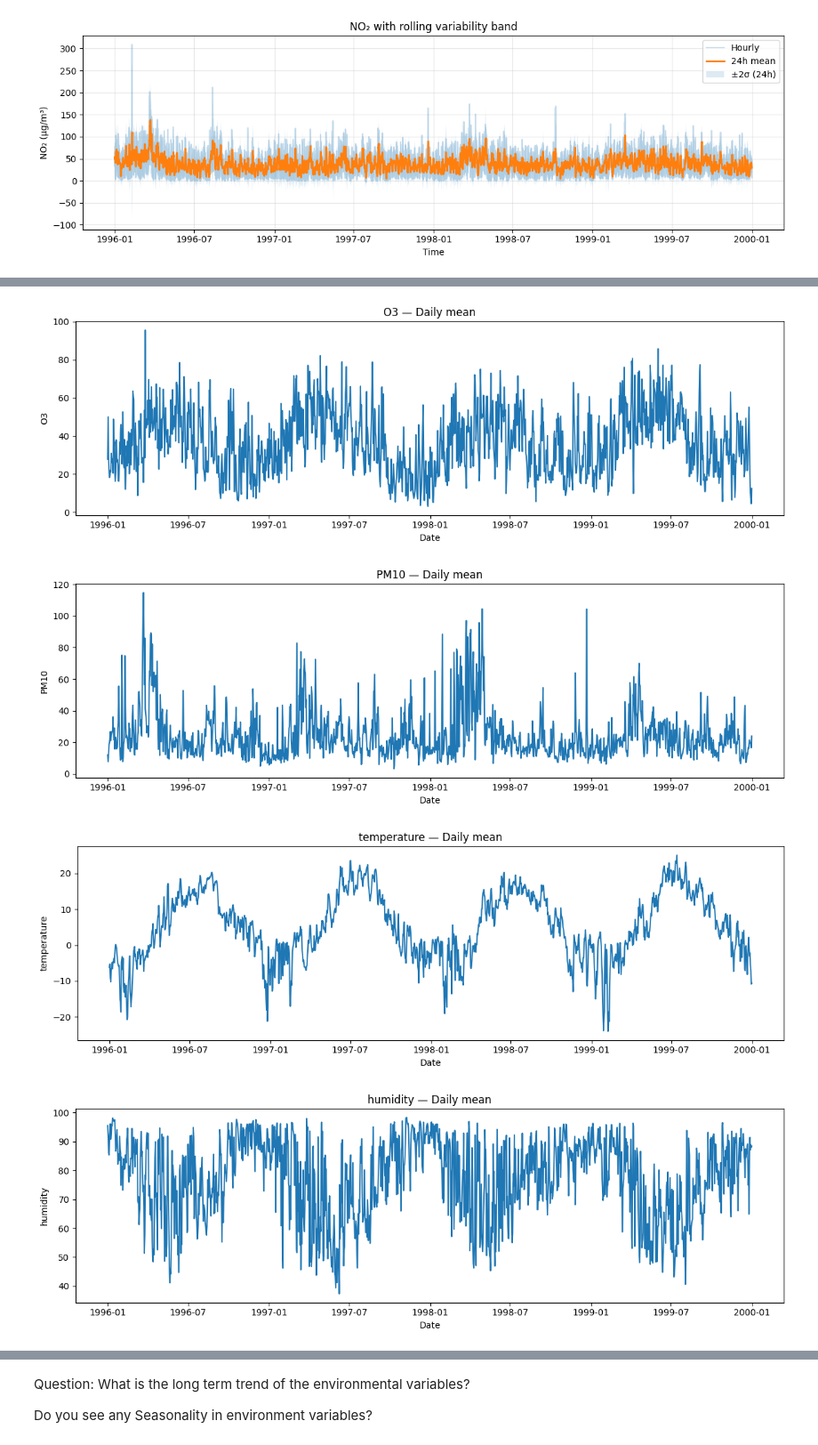
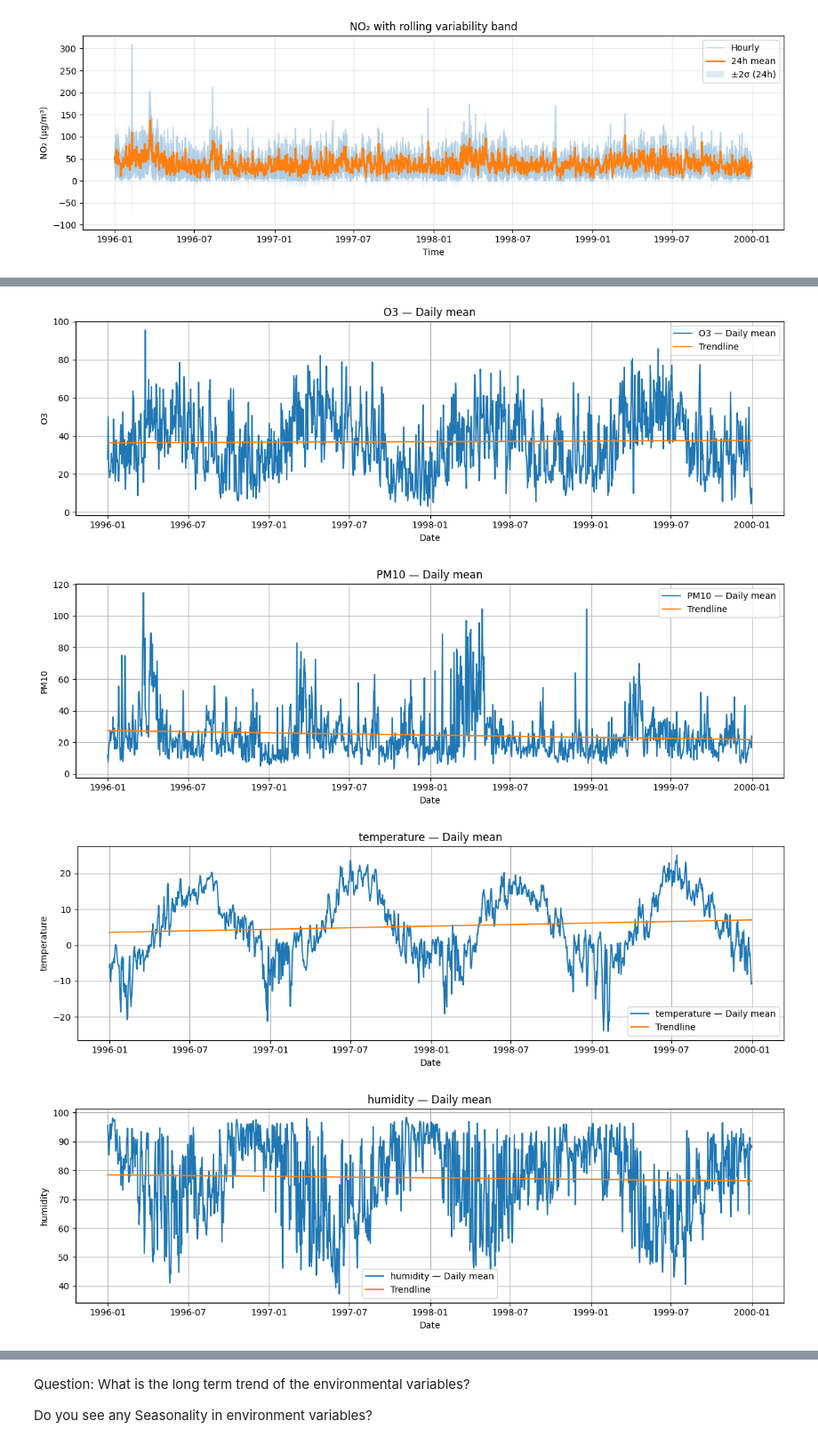
Before and after one commit to SteWey0/uef-data-mining, a Jupyter notebook: Code/topic_3/Exercise_3.ipynb, the cells around one changed output, grey strips where cells are left out. Shown at 89% size. Cells and saved outputs as stored; diff of their text form; code cells hidden in the pictures.

```diff
--- a/Code/topic_3/Exercise_3.ipynb
+++ b/Code/topic_3/Exercise_3.ipynb
@@ -370,7 +452,7 @@ Warning: Duplicate timestamps found. Removing duplicates before setting index.
 # Goal: see episodes, trends, and smoother signals for readability.
 
 # 1) Choose a primary variable (change here to explore others)
-y = d_hr["NO2"]  # hourly NO2 (µg/m³)
+y = d_hr["temperature"]  # hourly temperature (°C)
 
 # 2) Create smoothed versions:
 y_roll24 = y.rolling(window=24, min_periods=12).mean()  # 24h rolling mean (diurnal smoothing)
@@ -378,13 +460,13 @@ y_daily  = y.resample("D").mean()                       # daily average
 
 # 3) Plot raw hourly, rolling mean, and daily mean together
 plt.figure(figsize=(12,5))
-plt.plot(y.index, y.values, alpha=0.3, linewidth=1, label="Hourly NO₂")
+plt.plot(y.index, y.values, alpha=0.3, linewidth=1, label="Hourly temperature")
+plt.plot(y_daily.index, y_daily.values, marker="o", linestyle="none", label="Daily mean")
 plt.plot(y_roll24.index, y_roll24.values, linewidth=2, label="24h rolling mean")
-plt.plot(y_daily.index, y_daily.values, marker="o", linestyle="none", label="Daily mean")
 
 # 4) Labels and layout
-plt.title("NO₂ over time: hourly, 24h rolling mean, and daily mean")
-plt.xlabel("Time"); plt.ylabel("NO₂ (µg/m³)")
+plt.title("Temperature over time: hourly, 24h rolling mean, and daily mean")
+plt.xlabel("Time"); plt.ylabel("Temperature (°C)")
 plt.grid(True, alpha=0.3)
 plt.legend()
 plt.tight_layout()
@@ -439,10 +521,14 @@ for col in env_cols:
     if col not in daily.columns:
         continue
     plt.figure(figsize=(12, 4))
-    plt.plot(daily.index, daily[col], linewidth=1.5)
+    m, b = np.polyfit(daily.index.astype(int), daily[col], 1)
+    plt.plot(daily.index, daily[col], linewidth=1.5, label=f"{col} — Daily mean")
+    plt.plot(daily.index, m*daily.index.astype(int) + b, linewidth=1.5, label=f"Trendline")
     plt.title(f"{col} — Daily mean")
     plt.xlabel("Date")
     plt.ylabel(col)
+    plt.legend()
+    plt.grid()
     plt.tight_layout()
     plt.show()
 # %% [output]
@@ -450,4 +536,4 @@ for col in env_cols:
-[figure, old version]
+[figure, new version]
-[figure, old version]
+[figure, new version]
-[figure, old version]
+[figure, new version]
-[figure, old version]
+[figure, new version]
```
Also changed, not shown: parts of 14 cells of this notebook, 2 other files.
